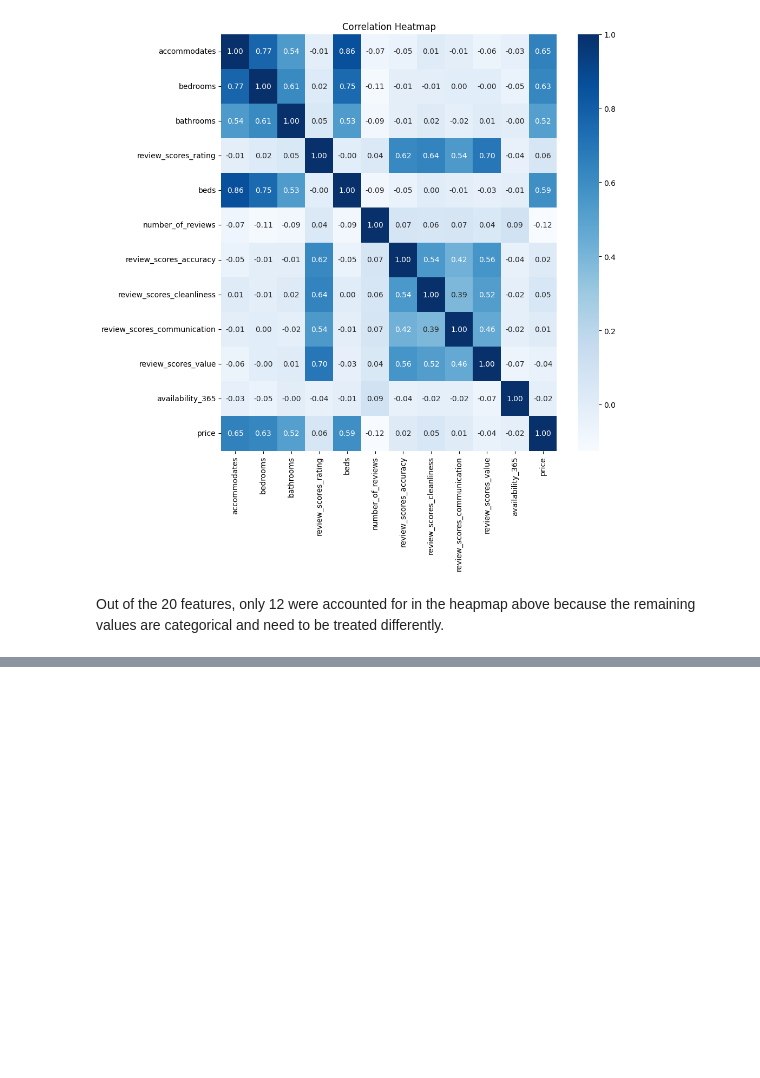
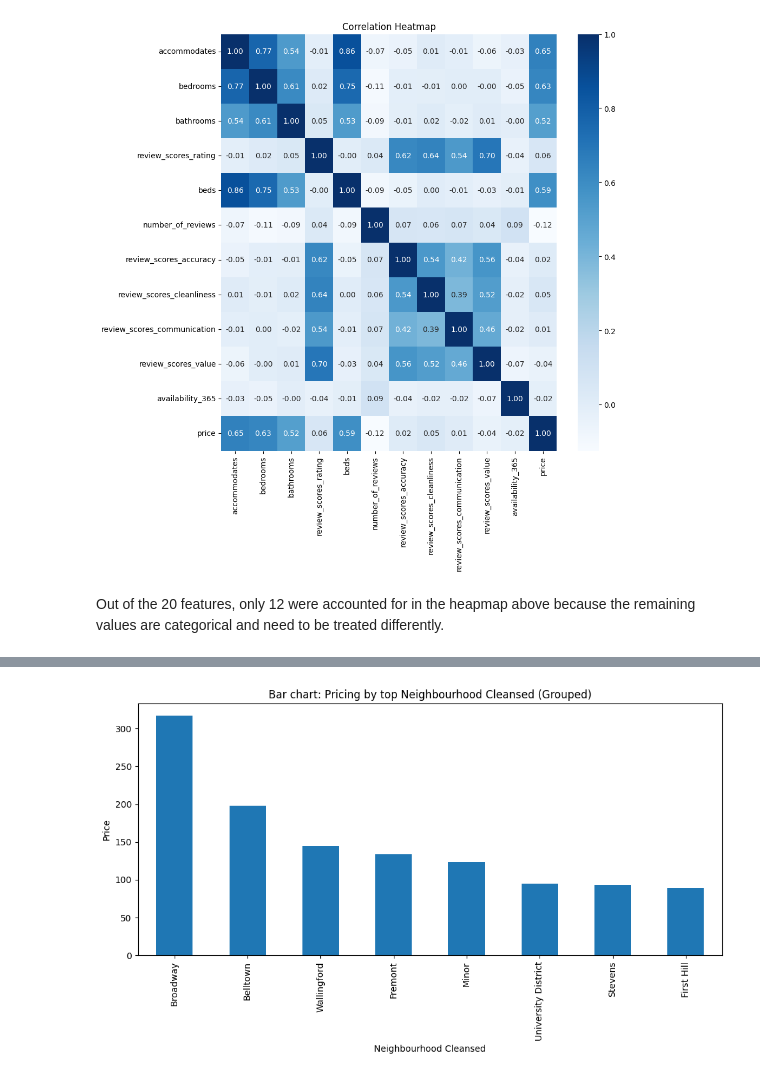
Before and after one commit to ABIGAILDEBBY/airnb-data-analysis, a Jupyter notebook: analysis.ipynb, the cells around one changed output, grey strips where cells are left out. Saved outputs shown, nothing was run; the diff lists cells and outputs as text; code cells hidden in the pictures; blank space fills up the shorter version.

```diff
--- a/analysis.ipynb
+++ b/analysis.ipynb
@@ -311,2 +329,30 @@ listings_relevant['host_is_superhost'].unique()
+# %%
+# Calculate the value counts of each neighborhood
+neighborhood_counts = listings_relevant['neighbourhood_cleansed'].value_counts()
+
+# Calculate the threshold for the top neighborhoods
+threshold = int(len(neighborhood_counts) * 0.1)
+
+# Get the top neighborhoods based on value counts
+top_neighborhoods = neighborhood_counts.head(threshold)
+
+# Filter the data for the top neighborhoods
+filtered_data = listings_relevant[listings_relevant['neighbourhood_cleansed'].isin(top_neighborhoods.index)]
+
+# Set the color palette for grouping
+palette = sns.color_palette('viridis', len(filtered_data['neighbourhood_cleansed'].unique()))
+
+# Create the cluster plot
+plt.figure(figsize=(10, 6))
+top_neighborhoods.plot(kind="bar")
+# sns.stripplot(data=filtered_data, x='neighbourhood_cleansed', y='price', hue='neighbourhood_cleansed', palette=palette, dodge=True)
+plt.xlabel('Neighbourhood Cleansed')
+plt.ylabel('Price')
+plt.title('Bar chart: Pricing by top Neighbourhood Cleansed (Grouped)')
+plt.xticks(rotation=90)
+plt.tight_layout()
+plt.show()
+# %% [output]
+[figure, added]
 # %%
 print("\n".join([f"{column} : {listings_relevant[column].nunique()}" for column in listings_relevant.select_dtypes(exclude=['int']).columns]))
```
Also changed, not shown: parts of 29 cells of this notebook.
